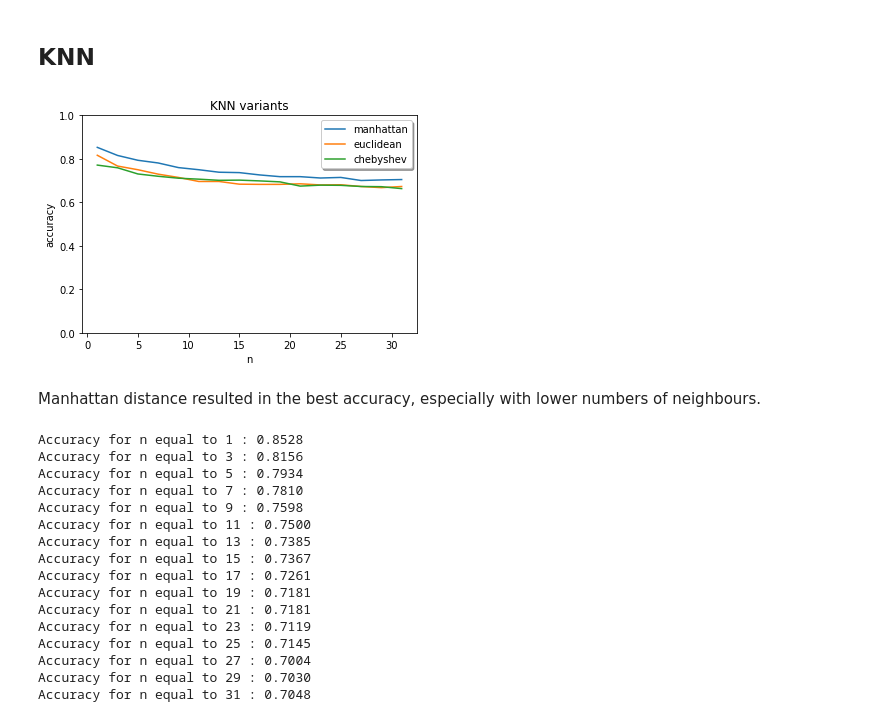
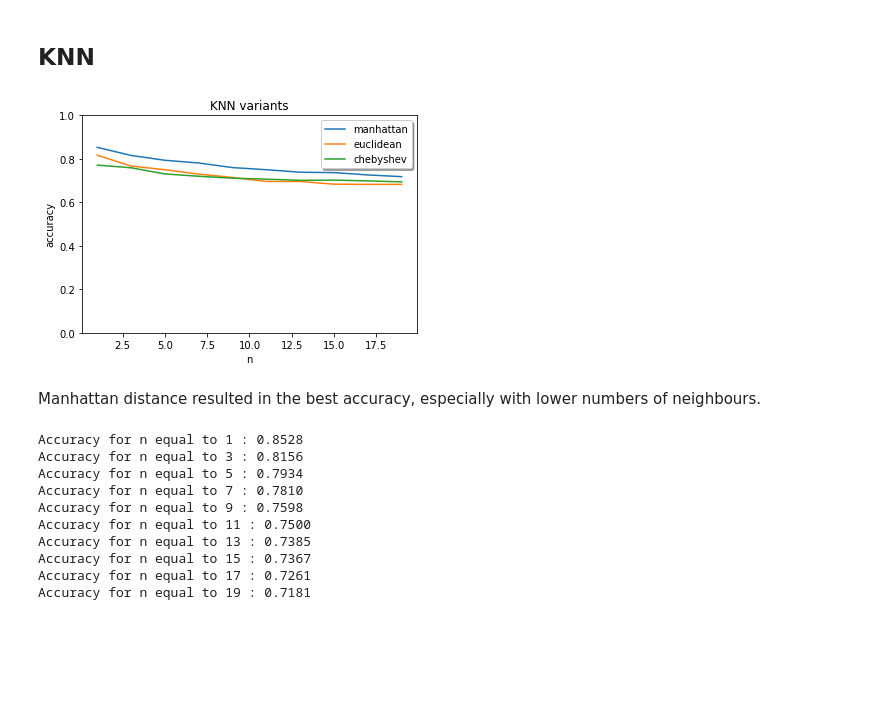
Before and after one commit to RenanNunes/Data_Science_Project_IST, a Jupyter notebook: 03_Naive_Bayes_and_KNN.ipynb, the cells around one changed output. Cells and saved outputs as stored; diff of their text form; code cells hidden in the pictures; blank space fills up the shorter version.

```diff
--- a/03_Naive_Bayes_and_KNN.ipynb
+++ b/03_Naive_Bayes_and_KNN.ipynb
@@ -113,35 +113,35 @@ def multiple_line_chart(ax: plt.Axes, xvalues: list, yvalues: dict, title: str,
         ax.plot(xvalues, y)
         legend.append(name)
     ax.legend(legend, loc='best', fancybox = True, shadow = True)
 
 n_splits = 4
 n_repeats = 3
-nvalues = [1, 3, 5, 7, 9, 11, 13, 15, 17, 19, 21, 23, 25, 27, 29, 31]
+nvalues = [1, 3, 5, 7, 9, 11, 13, 15, 17, 19]
 dist = ['manhattan', 'euclidean', 'chebyshev']
 values = {}
 for d in dist:
     values[d] = np.zeros(len(nvalues))
 
 rskf = RepeatedStratifiedKFold(n_splits, n_repeats, random_state=42)
 
 for train_index, test_index in rskf.split(X, y):
     X_train, X_test = X[train_index], X[test_index]
     y_train, y_test = y[train_index], y[test_index]
     for d in dist:
         yvalues = []
         for n in nvalues:
             knn = KNeighborsClassifier(n_neighbors=n, metric=d)
             knn.fit(X_train, y_train)
             prdY = knn.predict(X_test)
             yvalues.append(metrics.accuracy_score(y_test, prdY))
         values[d] += yvalues
 for d in dist:
     values[d] /= (n_splits*n_repeats)
 plt.figure()
 multiple_line_chart(plt.gca(), nvalues, values, 'KNN variants', 'n', 'accuracy', percentage=True)
 plt.show()
 # %% [output]
-[figure, old version]
+[figure, new version]
 # %% [markdown]
 Manhattan distance resulted in the best accuracy, especially with lower numbers of neighbours.
 # %%
@@ -158,9 +158,3 @@ Accuracy for n equal to 13 : 0.7385
 Accuracy for n equal to 15 : 0.7367
 Accuracy for n equal to 17 : 0.7261
 Accuracy for n equal to 19 : 0.7181
-Accuracy for n equal to 21 : 0.7181
-Accuracy for n equal to 23 : 0.7119
-Accuracy for n equal to 25 : 0.7145
-Accuracy for n equal to 27 : 0.7004
-Accuracy for n equal to 29 : 0.7030
-Accuracy for n equal to 31 : 0.7048
```
